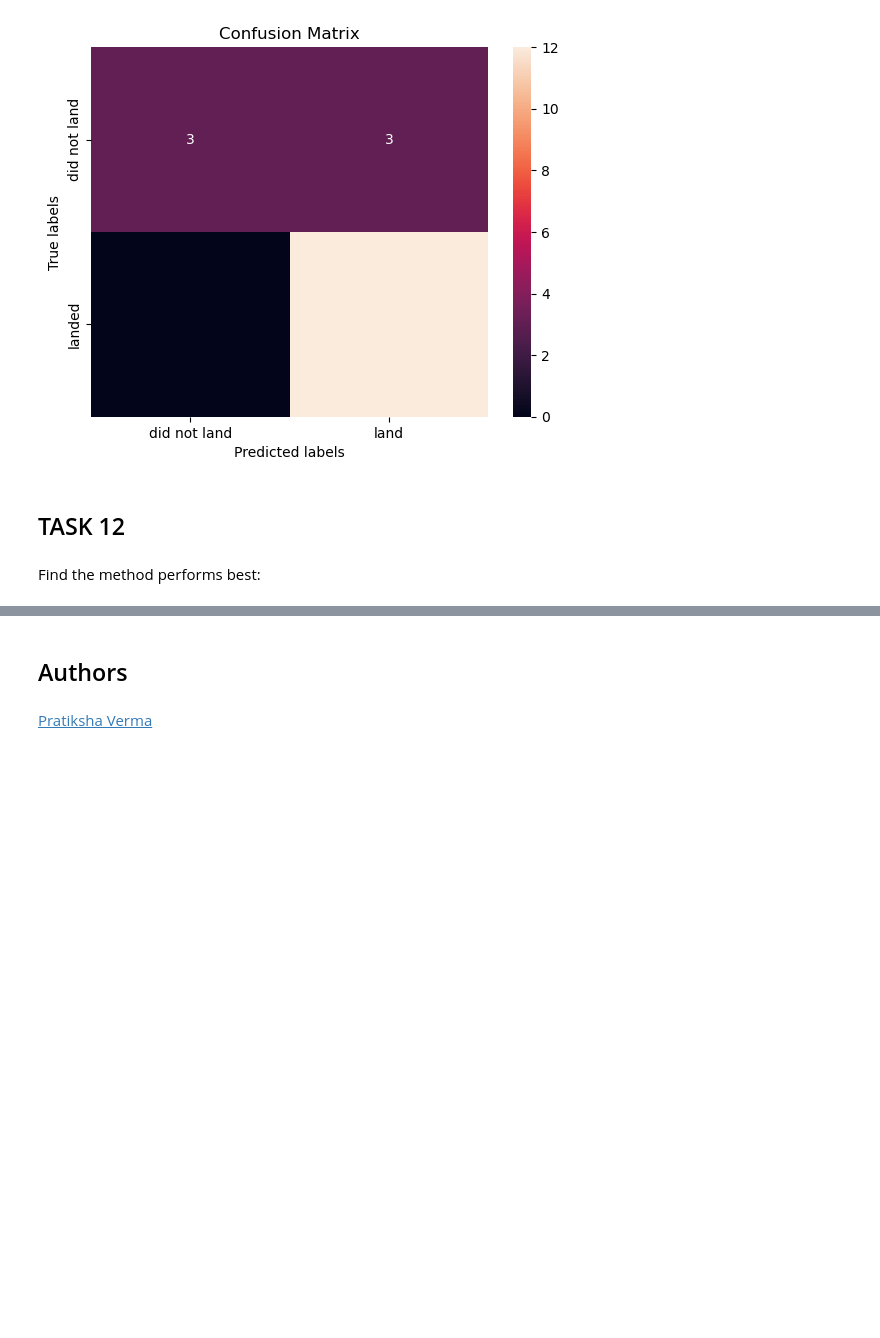
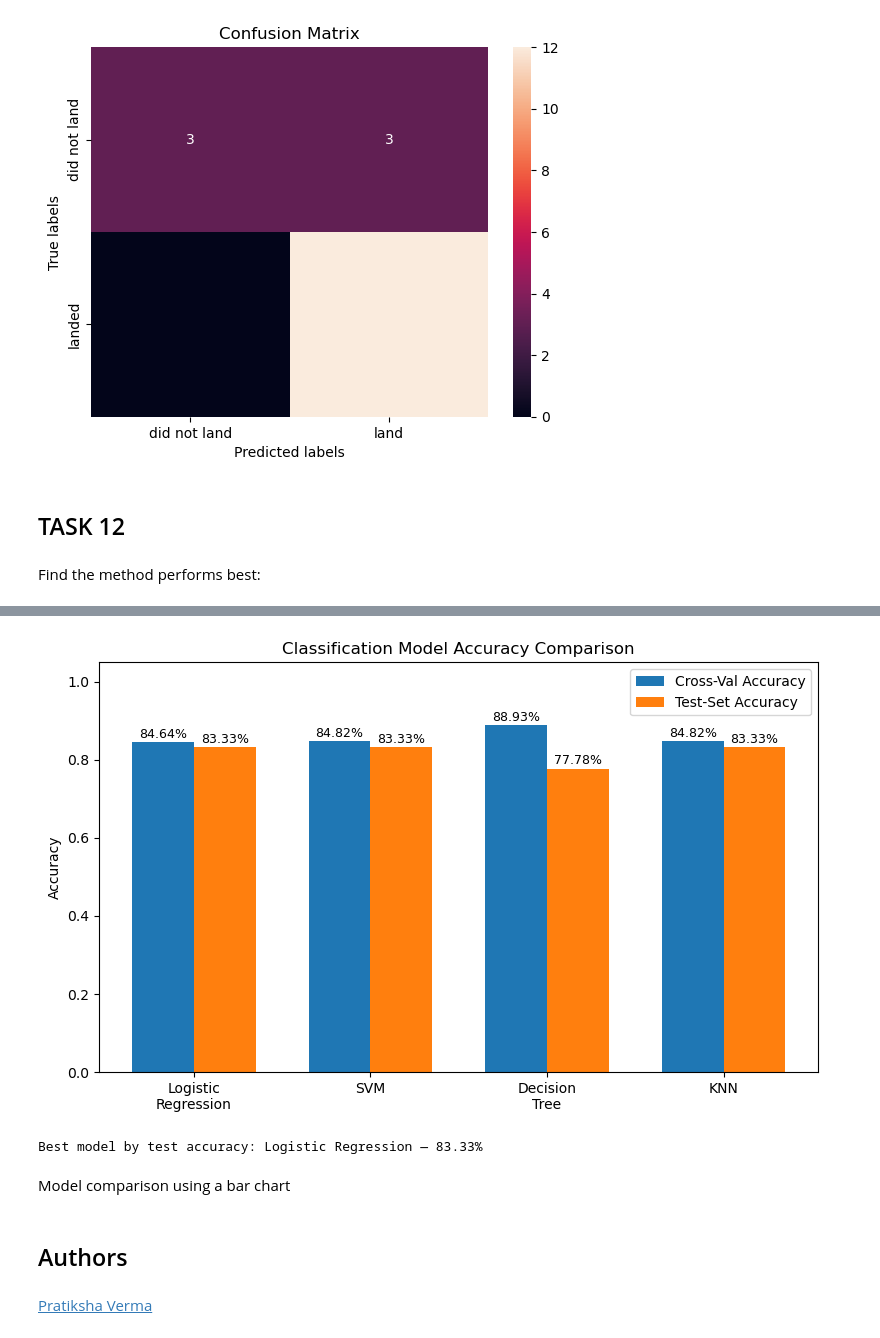
Before and after one commit to elgamal008/IBM-Data-Science-Capstone-Project, a Jupyter notebook: capstone7_SpaceX-Machine-Learning-Prediction-Part-5-v1.ipynb, the cells around one changed output, grey strips where cells are left out. Drawn from its saved outputs; the diff is of its cells as text; code cells hidden in the pictures; blank space fills up the shorter version.

```diff
--- a/capstone7_SpaceX-Machine-Learning-Prediction-Part-5-v1.ipynb
+++ b/capstone7_SpaceX-Machine-Learning-Prediction-Part-5-v1.ipynb
@@ -381,3 +381,43 @@ Best params is : {'criterion': 'gini', 'max_depth': 10, 'max_features': 'sqrt',
+# %%
+import matplotlib.pyplot as plt
+
+# Collect CV accuracy and test-set accuracy for each model
+models = ['Logistic\nRegression', 'SVM', 'Decision\nTree', 'KNN']
+cv_scores = [logreg_cv.best_score_, svm_cv.best_score_, tree_cv.best_score_, knn_cv.best_score_]
+test_scores = [logreg_cv.score(X_test, Y_test), svm_cv.score(X_test, Y_test),
+               tree_cv.score(X_test, Y_test), knn_cv.score(X_test, Y_test)]
+
+x = range(len(models))
+width = 0.35
+
+fig, ax = plt.subplots(figsize=(8, 5))
+bars1 = ax.bar([i - width/2 for i in x], cv_scores, width, label='Cross-Val Accuracy')
+bars2 = ax.bar([i + width/2 for i in x], test_scores, width, label='Test-Set Accuracy')
+
+ax.set_ylabel('Accuracy')
+ax.set_title('Classification Model Accuracy Comparison')
+ax.set_xticks(list(x))
+ax.set_xticklabels(models)
+ax.set_ylim(0, 1.05)
+ax.legend()
+
+for bars in (bars1, bars2):
+    for b in bars:
+        h = b.get_height()
+        ax.annotate(f'{h:.2%}', (b.get_x() + b.get_width()/2, h),
+                    textcoords='offset points', xytext=(0, 3), ha='center', fontsize=9)
+
+plt.tight_layout()
+plt.show()
+
+# Find which model has the highest test-set accuracy
+best_model = models[test_scores.index(max(test_scores))]
+print(f"Best model by test accuracy: {best_model.replace(chr(10), ' ')} — {max(test_scores):.2%}")
+# %% [output]
+[figure, added]
+Best model by test accuracy: Logistic Regression — 83.33%
+# %% [markdown]
+Model comparison using a bar chart
 # %% [markdown]
 ## Authors
 # %% [markdown]
```
Also changed, not shown: parts of 5 cells of this notebook, 5 other files.
